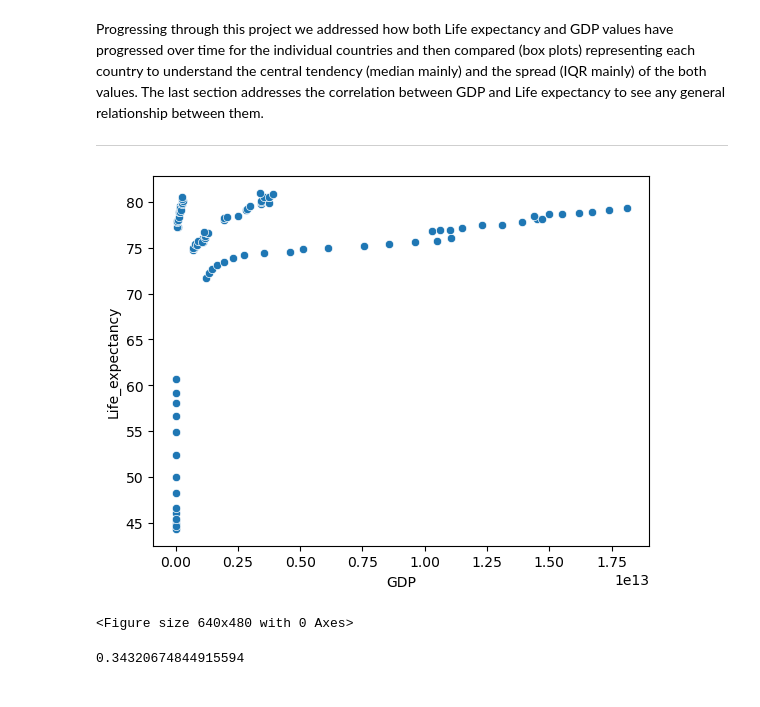
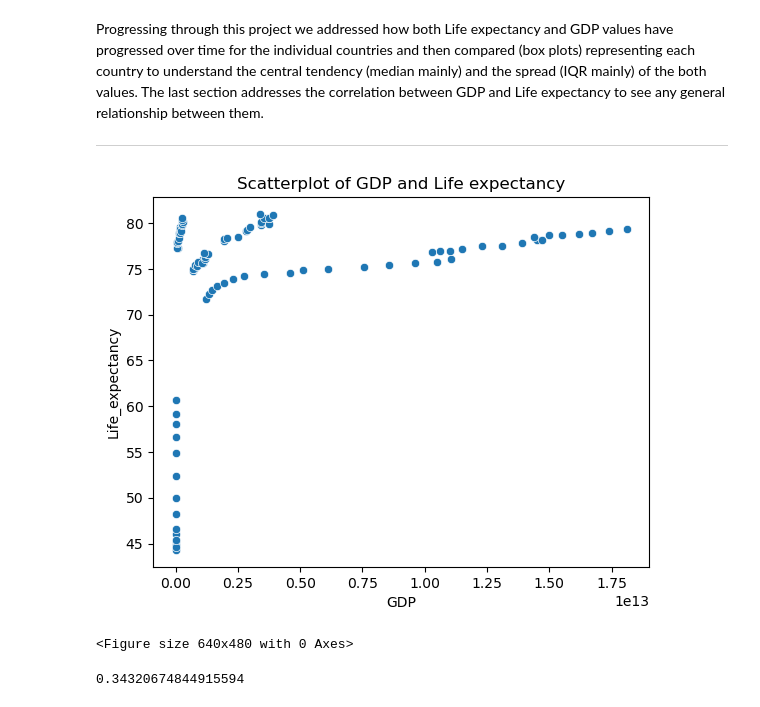
Before and after one commit to YSKAA423/Life_Expectancy_and_GDP, a Jupyter notebook: life_expectancy_gdp.ipynb, the cells around one changed output. Drawn from its saved outputs; the diff is of its cells as text; code cells hidden in the pictures.

Commit message:
udpdated titles of plots

```diff
--- a/life_expectancy_gdp.ipynb
+++ b/life_expectancy_gdp.ipynb
@@ -289,11 +283,12 @@ Progressing through this project we addressed how both Life expectancy and GDP v
 # %%
 # Inspecting the scatter plot of both Life Expectancy and GDP
 
 sns.scatterplot(y='Life_expectancy',x='GDP',data = Life_e)
+plt.title("Scatterplot of GDP and Life expectancy")
 plt.show()
 plt.clf()
 # %% [output]
-[figure, old version]
+[figure, new version]
 <Figure size 640x480 with 0 Axes>
 # %%
 pval,st = scipy.stats.pearsonr(Life_e.GDP,Life_e.Life_expectancy)
```
Also changed, not shown: parts of 7 cells of this notebook.
